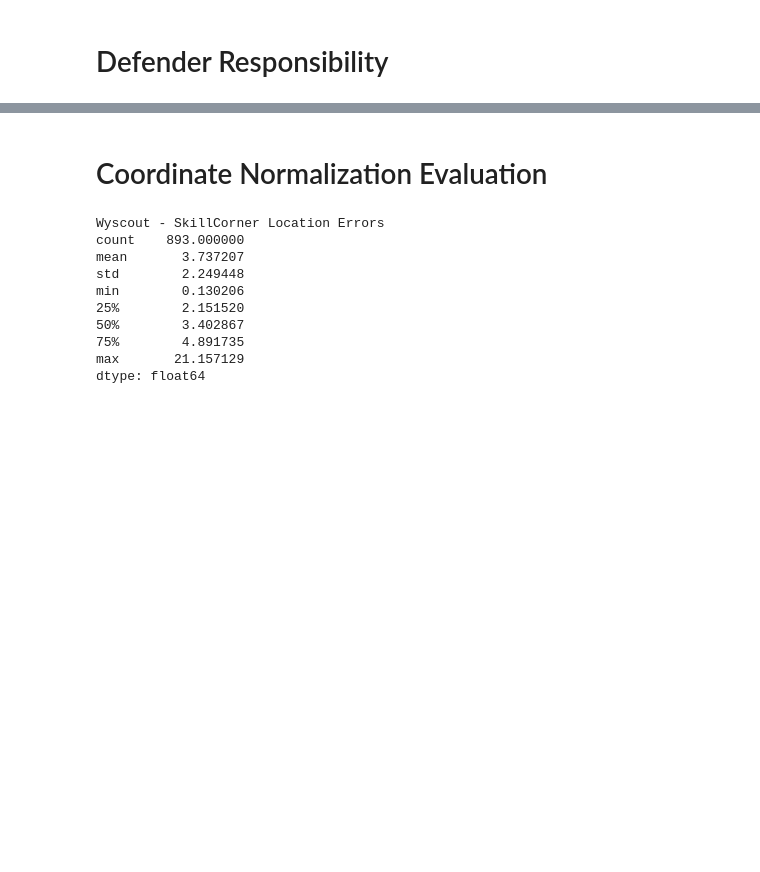
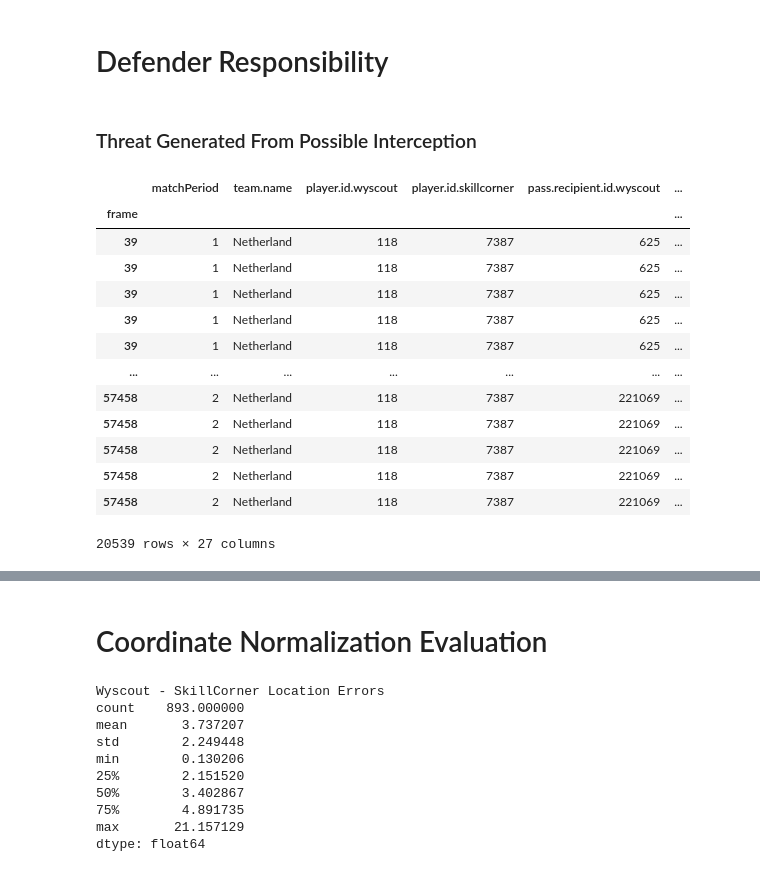
Before and after one commit to ariskoutris/defensive-passing-networks, a Jupyter notebook: src/notebooks/pass_tables.ipynb, the cells around one changed output, grey strips where cells are left out. Saved outputs shown, nothing was run; the diff lists cells and outputs as text; code cells hidden in the pictures; blank space fills up the shorter version.

```diff
--- a/src/notebooks/pass_tables.ipynb
+++ b/src/notebooks/pass_tables.ipynb
@@ -228,3 +252,8 @@ pitch_width = metadata['pitch_width'].values[0]
+# %%
+joined_df['location.x_original'] = joined_df['location.x']
+joined_df['location.y_original'] = joined_df['location.y']
+joined_df['endLocation.x_original'] = joined_df['pass.endLocation.x']
+joined_df['endLocation.y_original'] = joined_df['pass.endLocation.y']
 # %%
 start_locations = joined_df.apply(
     lambda row: wyscout_to_pitch(row['location.x'], row['location.y'], pitch_length, pitch_width, row['play_direction']),
@@ -264,3 +298,54 @@ joined_df.sample(5)
 # %%
 joined_df['responsibility'] = joined_df.apply(responsibility, axis=1)
 joined_df['responsibility'] = np.where(joined_df['tracking.is_teammate'], 0, joined_df['responsibility'])
+# %% [markdown]
+### Threat Generated From Possible Interception
+# %%
+def closest_point(row, ball_speed=12.0, defender_speed=6.0):
+    start_x = row['location.x']
+    start_y = row['location.y']
+    end_x = row['pass.endLocation.x']
+    end_y = row['pass.endLocation.y']
+    player_x = row['tracking.x']
+    player_y = row['tracking.y']
+
+    # Pass vector and length
+    pass_vector = np.array([end_x - start_x, end_y - start_y])
+    pass_length = np.linalg.norm(pass_vector)
+
+    # Unit vector along the pass trajectory
+    pass_unit_vector = pass_vector / pass_length
+
+    # Vector from start of pass to defender's position
+    player_vector = np.array([player_x - start_x, player_y - start_y])
+
+    # Projection of the defender onto the pass trajectory
+    projection_length = np.dot(player_vector, pass_unit_vector)
+
+    # Clamp projection length to [0, pass_length] to ensure it stays within the triangle
+    projection_length = max(0, min(projection_length, pass_length))
+
+    # Closest point on the pass trajectory
+    closest_point = np.array([start_x, start_y]) + projection_length * pass_unit_vector
+    return closest_point
+# %%
+joined_df['possible_interception_point'] = joined_df.apply(closest_point, axis = 1)
+# %%
+joined_df['interception_point_x'] = joined_df['possible_interception_point'].apply(lambda point: point[0])
+joined_df['interception_point_y'] = joined_df['possible_interception_point'].apply(lambda point: point[1])
+joined_df
+# %% [output]
+|  | matchPeriod | team.name | player.id.wyscout | player.id.skillcorner | pass.recipient.id.wyscout | ... |
+| frame |  |  |  |  |  | ... |
+| 39 | 1 | Netherland | 118 | 7387 | 625 | ... |
+| 39 | 1 | Netherland | 118 | 7387 | 625 | ... |
+| 39 | 1 | Netherland | 118 | 7387 | 625 | ... |
+| 39 | 1 | Netherland | 118 | 7387 | 625 | ... |
+| 39 | 1 | Netherland | 118 | 7387 | 625 | ... |
+| ... | ... | ... | ... | ... | ... | ... |
+| 57458 | 2 | Netherland | 118 | 7387 | 221069 | ... |
+| 57458 | 2 | Netherland | 118 | 7387 | 221069 | ... |
+| 57458 | 2 | Netherland | 118 | 7387 | 221069 | ... |
+| 57458 | 2 | Netherland | 118 | 7387 | 221069 | ... |
+| 57458 | 2 | Netherland | 118 | 7387 | 221069 | ... |
+20539 rows × 27 columns
```
Also changed, not shown: parts of 16 cells of this notebook.
